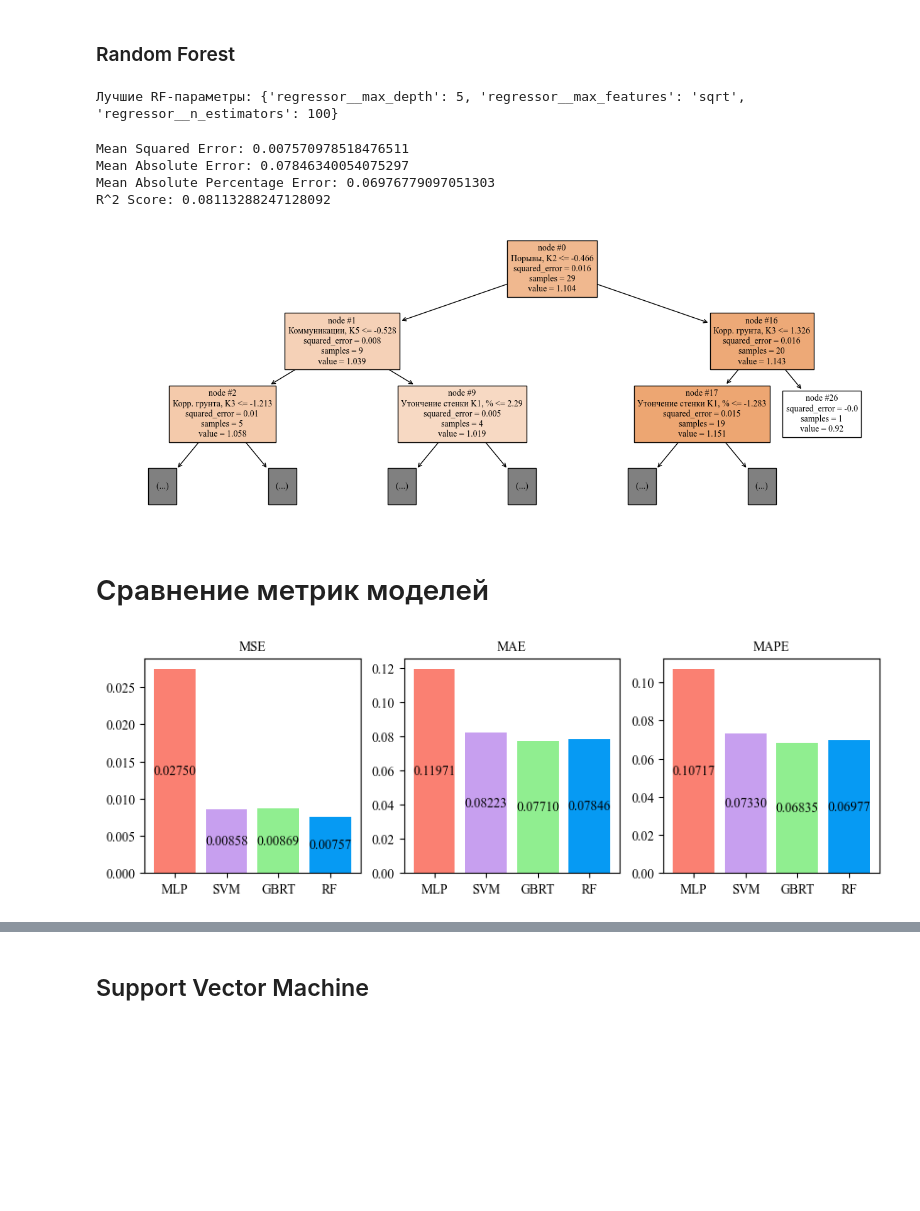
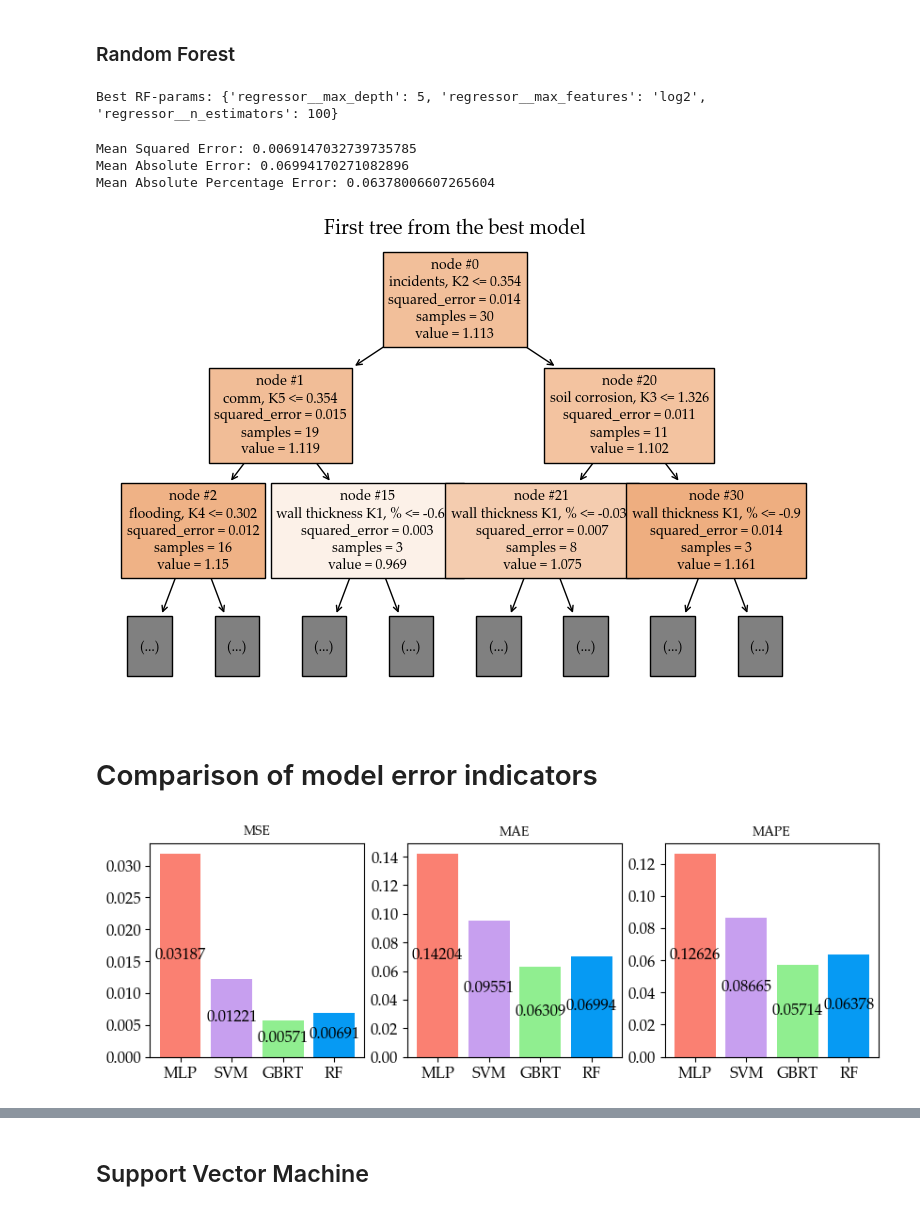
Before and after one commit to caapel/Failure_rate, a Jupyter notebook: Failure_rate.ipynb, the cells around one changed output, grey strips where cells are left out. Cells and saved outputs as stored; diff of their text form; code cells hidden in the pictures; blank space fills up the shorter version.

```diff
--- a/Failure_rate.ipynb
+++ b/Failure_rate.ipynb
@@ -216,0 +199,9 @@ plt.show()
+# %%
+# УДОЛИ ПОСЛЕ ТЕСТОВ!!!
+#df_backup = df_common.copy()
+#df_common = df_backup.copy()
+df_common = df_common.sort_values(by = 'Ki', ascending=True)
+df_common.reset_index(drop= True, inplace=True)
+df_common = df_common.iloc[8:85]
+df_common.reset_index(drop= True, inplace=True)
+df_common
@@ -245,18 +252,18 @@ mae = history.history['mae']
 val_mae = history.history['val_mae']
 epochs = range(1, len(loss) + 1)
 # %%
-# График потерь
+# MSE chart
 plt.figure(figsize=(12, 4))
 plt.subplot(1, 2, 2)
 plt.plot(epochs, loss, 'bo', label='Training loss (MSE)')
 plt.plot(epochs, val_loss, 'b', label='Validation loss (MSE)')
-plt.title('Training and validation loss (MSE)')
 plt.xlabel('Epochs')
 plt.ylabel('Loss')
 plt.legend()
 
-plt.rcParams['font.family'] = 'Times New Roman'
+plt.rcParams['font.family'] = 'Palatino Linotype'
 plt.rcParams['font.size'] = 12
 plt.savefig('loss_MSE.png', dpi = 300, transparent = True)
+plt.title('Training and validation loss (MSE)')
 plt.show()
 # %% [output]
@@ -264,16 +271,16 @@ plt.show()
 # %%
-# График MAE
+# MAE chart
 plt.figure(figsize=(12, 4))
 plt.subplot(1, 2, 2)
 plt.plot(epochs, mae, 'ro', label='Training loss (MAE)')
 plt.plot(epochs, val_mae, 'r', label='Validation loss (MAE)')
-plt.title('Training and validation loss (MAE)')
 plt.xlabel('Epochs')
 plt.ylabel('MAE')
 plt.legend()
 plt.tight_layout()
-plt.rcParams['font.family'] = 'Times New Roman'
+plt.rcParams['font.family'] = 'Palatino Linotype'
 plt.rcParams['font.size'] = 12
 plt.savefig('loss_MAE.png', dpi = 300, transparent = True)
+plt.title('Training and validation loss (MAE)')
 plt.show()
 # %% [output]
@@ -303,10 +307,11 @@ MSE['MLP'], MAE['MLP'], MAPE['MLP'] = test_mse, test_mae, test_mape/100
 ## Support Vector Machine
 # %%
 param_grid = {
-    'C': [0.1, 1, 10, 100],  # Регуляризационный параметр
-    'gamma': ['scale', 'auto', 0.01, 0.1, 1],  # Параметр ядра
-    'epsilon': [0.01, 0.1, 0.2, 0.5, 1],  # Параметр маржи
-    'kernel': ['rbf', 'linear', 'poly', 'sigmoid']  # Тип ядра
+    'C': [0.1, 1, 10, 100],  # Regularization parameter
+    'gamma': ['scale', 'auto', 0.01, 0.1, 1],  # Kernel coefficient
+    'epsilon': [0.01, 0.1, 0.2, 0.5, 1],  # Margin parameter
+    #'kernel': ['rbf', 'linear', 'poly', 'sigmoid']  # kernel type
+    'kernel': ['rbf', 'linear', 'sigmoid']
 }
 
 svr = SVR()
@@ -404,26 +407,26 @@ MSE['GBRT'], MAE['GBRT'], MAPE['GBRT'] = mse, mae, mape
 # %% [markdown]
 ### Random Forest
 # %%
-# Пайплайн для Random Forest
+# Pipeline for Random Forest
 rf_pipeline = Pipeline([
     ('scaler', StandardScaler()),
     ('regressor', RandomForestRegressor())
 ])
 
-# Параметры для GridSearchCV Random Forest
+# Parameters GridSearchCV for Random Forest
 rf_params = {
     'regressor__n_estimators': [100, 200, 300],
     'regressor__max_features': [0.3, 'sqrt', 'log2'],
     'regressor__max_depth': [5, 10, 15]
 }
 
-# Создание и выполнение GridSearchCV для Random Forest
+# Creation and execution GridSearchCV for Random Forest
 rf_grid = GridSearchCV(rf_pipeline, rf_params, cv=5, scoring='neg_mean_absolute_percentage_error')
 rf_grid.fit(X_train, y_train)
 
-print("Лучшие RF-параметры:", rf_grid.best_params_)
+print("Best RF-params:", rf_grid.best_params_)
 # %% [output]
-Лучшие RF-параметры: {'regressor__max_depth': 5, 'regressor__max_features': 'sqrt', 'regressor__n_estimators': 100}
+Best RF-params: {'regressor__max_depth': 5, 'regressor__max_features': 'log2', 'regressor__n_estimators': 100}
 # %%
 best_rf = rf_grid.best_estimator_
 best_r_rf = rf_grid.best_estimator_.named_steps['regressor']
@@ -434,39 +437,37 @@ errors['RF'] = (y_pred - y_val)/y_val
 mse = mean_squared_error(y_test, y_pred)
 mae = mean_absolute_error(y_test, y_pred)
 mape = mean_absolute_percentage_error(y_test, y_pred)
-r2 = -r2_score(y_test, y_pred)
 
 print(f"Mean Squared Error: {mse}")
 print(f"Mean Absolute Error: {mae}")
 print(f"Mean Absolute Percentage Error: {mape}")
-print(f"R^2 Score: {r2}")
 # %% [output]
-Mean Squared Error: 0.007570978518476511
-Mean Absolute Error: 0.07846340054075297
-Mean Absolute Percentage Error: 0.06976779097051303
-R^2 Score: 0.08113288247128092
+Mean Squared Error: 0.0069147032739735785
+Mean Absolute Error: 0.06994170271082896
+Mean Absolute Percentage Error: 0.06378006607265604
 # %%
 MSE['RF'], MAE['RF'], MAPE['RF'] = mse, mae, mape
 # %%
-# Отрисовка первого дерева из лучшей модели
-fig, ax = plt.subplots(figsize=(16, 6))
+# Drawing the first tree from the best model
+fig, ax = plt.subplots(figsize=(11, 6))
 plot_tree(best_r_rf.estimators_[0],
           filled=True,
           feature_names=df_common.columns.tolist(),
           ax=ax,
           fontsize=10,
           max_depth=2,
           node_ids=True)
 
-plt.rcParams['font.family'] = 'Times New Roman'
+plt.rcParams['font.family'] = 'Palatino Linotype'
 plt.rcParams['font.size'] = 12
 plt.savefig('tree.png', dpi = 300, transparent = True)
+plt.title('First tree from the best model')
 
 plt.show()
 # %% [output]
-[figure, old version]
+[figure, new version]
 # %% [markdown]
-# Сравнение метрик моделей
+# Сomparison of model error indicators
 # %%
 models = list(MSE)
 plt.figure(figsize=(10, 10))
@@ -484,12 +485,12 @@ for index, score in enumerate(['MSE', 'MAE', 'MAPE']):
     plt.title(score, fontsize = 10)
 
 plt.tight_layout
-plt.rcParams['font.family'] = 'Times New Roman'
+plt.rcParams['font.family'] = 'Palatino Linotype'
 plt.rcParams['font.size'] = 10
 plt.savefig('scores.png', dpi = 300, transparent = True)
 plt.show()
 # %% [output]
-[figure, old version]
+[figure, new version]
 # %%
 errors.reset_index(drop=True, inplace=True)
 errors.reset_index(drop=False, inplace=True)
```
Also changed, not shown: parts of 55 cells of this notebook, 8 other files.
